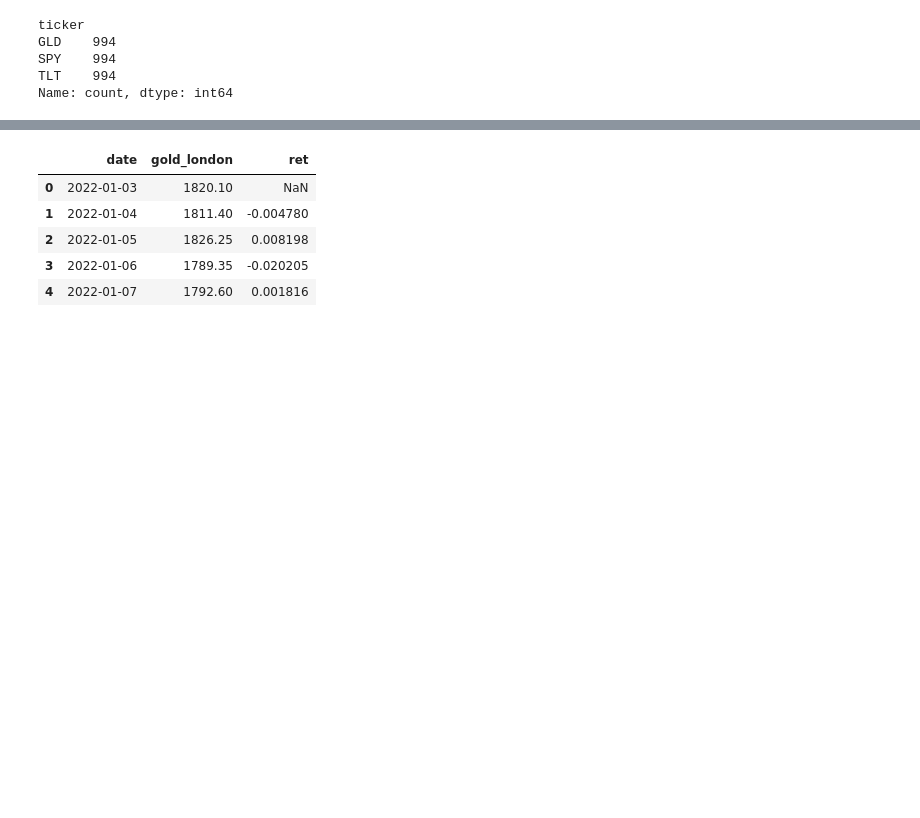
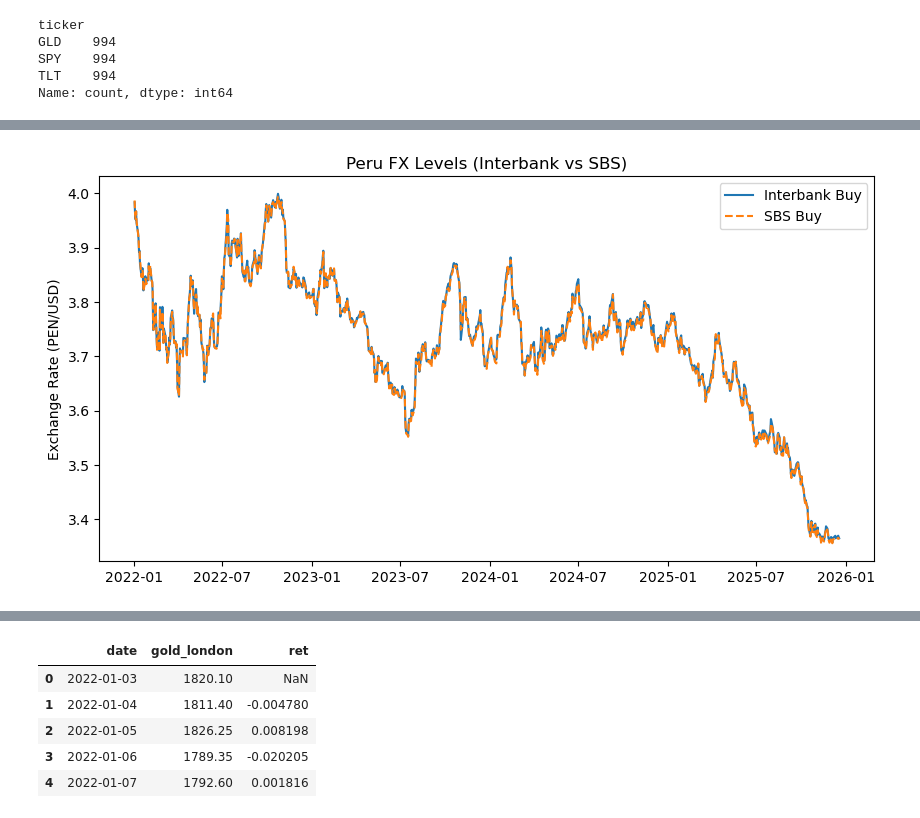
Before and after one commit to anzonyquispe/Python-for-Finance, a Jupyter notebook: homeworks/Assignment_3/group_5_ass_3_2026/group_5_ass_3_2026_part_2.ipynb, the cells around one changed output, grey strips where cells are left out. Drawn from its saved outputs; the diff is of its cells as text; code cells hidden in the pictures; blank space fills up the shorter version.

```diff
--- a/homeworks/Assignment_3/group_5_ass_3_2026/group_5_ass_3_2026_part_2.ipynb
+++ b/homeworks/Assignment_3/group_5_ass_3_2026/group_5_ass_3_2026_part_2.ipynb
@@ -362,0 +355,7 @@ Name: count, dtype: int64
+# %%
+# 1. Se filtra peru_wide para obtener solo las columnas fx_interbank_buy y fx_sbs_buy
+fx_data = peru_wide[['date','fx_interbank_buy', 'fx_sbs_buy']].dropna().sort_values("date")
+
+# 2. Este df ya está en formato wide y se le aplica 'date' como índice
+fx_data = fx_data.set_index('date')
+fx_data
@@ -362,0 +377,11 @@ Name: count, dtype: int64
+# %%
+# 3. Se realiza el gráfico de líneas de ambos FX levels
+fig, ax = plt.subplots(figsize=(10, 5))
+ax.plot(fx_data.index, fx_data['fx_interbank_buy'], label='Interbank Buy')
+ax.plot(fx_data.index, fx_data['fx_sbs_buy'], label='SBS Buy', linestyle='--')
+ax.set_title('Peru FX Levels (Interbank vs SBS)')
+ax.set_ylabel('Exchange Rate (PEN/USD)')
+ax.legend()
+plt.show()
+# %% [output]
+[figure, added]
```
Also changed, not shown: parts of 39 cells of this notebook, 1 other file.
